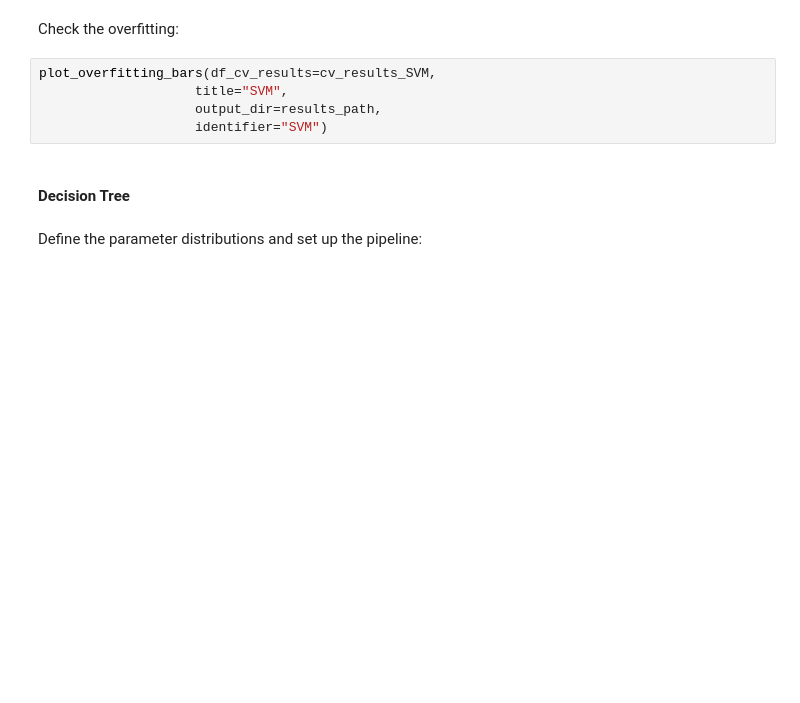
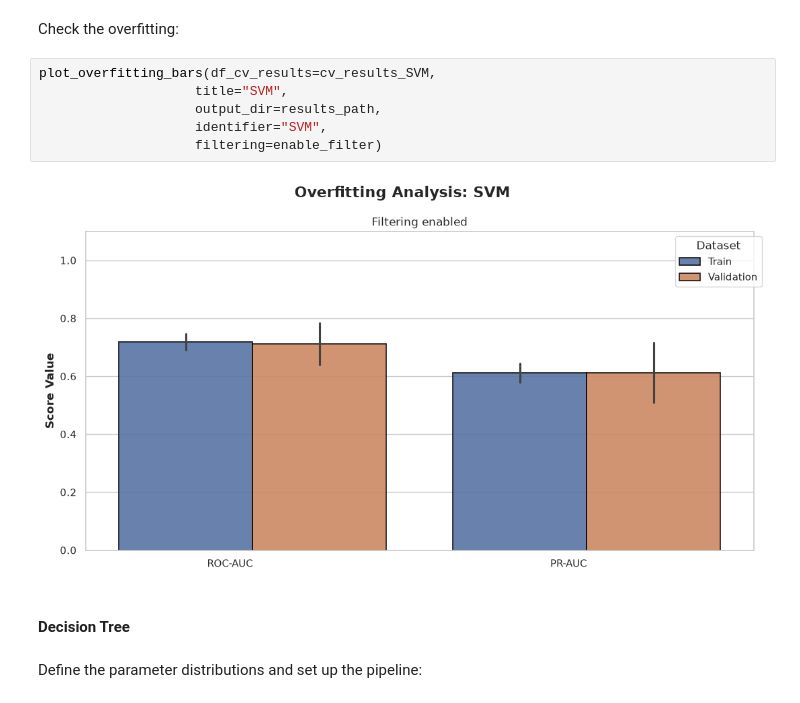
Before and after one commit to MiguelGomGar/TFM, a Jupyter notebook: notebooks/whole_clinical_data.ipynb, the cells around one changed output. Drawn from its saved outputs; the diff is of its cells as text; blank space fills up the shorter version.

```diff
--- a/notebooks/whole_clinical_data.ipynb
+++ b/notebooks/whole_clinical_data.ipynb
@@ -253,8 +358,11 @@ Check the overfitting:
 # %%
 plot_overfitting_bars(df_cv_results=cv_results_SVM,
                     title="SVM",
                     output_dir=results_path,
-                    identifier="SVM")
+                    identifier="SVM",
+                    filtering=enable_filter)
+# %% [output]
+[figure, added]
 # %% [markdown]
 #### Decision Tree
 # %% [markdown]
```
Also changed, not shown: parts of 40 cells of this notebook, 7 other files.
